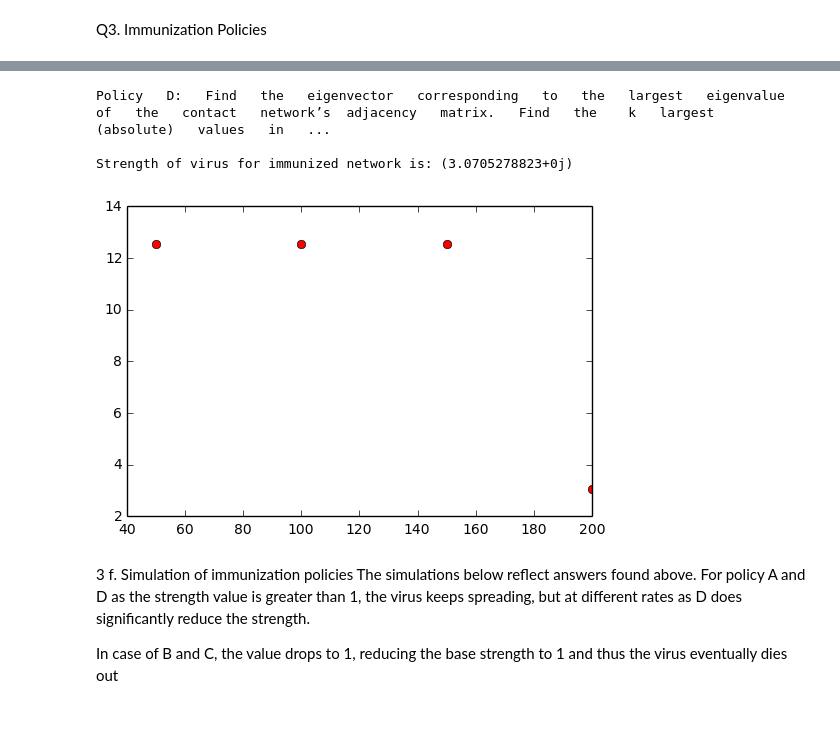
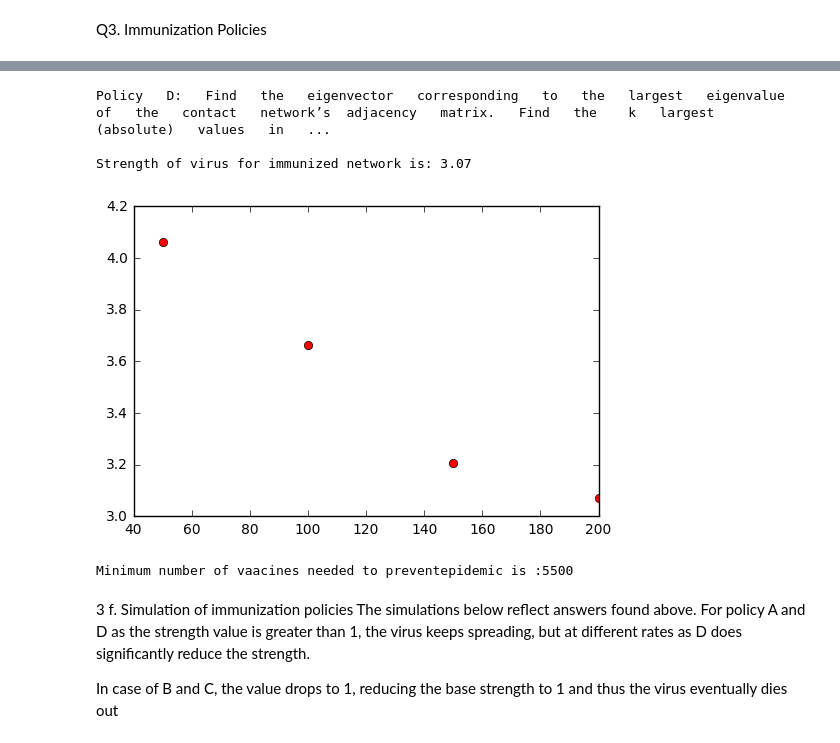
Before and after one commit to liujie290/CSC591_Virus_Propagation, a Jupyter notebook: Virus Propogation - Option 1.ipynb, the cells around one changed output, grey strips where cells are left out. Drawn from its saved outputs; the diff is of its cells as text; code cells hidden in the pictures.

```diff
--- a/Virus Propogation - Option 1.ipynb
+++ b/Virus Propogation - Option 1.ipynb
@@ -235,7 +274,6 @@ def immunize_k_eigenvalues(graph, k):
 
     new_graph = graph.copy()
     new_graph.remove_nodes_from(nodes)
-    #print new_graph.number_of_nodes(), new_graph.number_of_edges()
 
     return new_graph
 
@@ -254,7 +292,7 @@ A2 = csr_matrix(A,dtype=np.float)
 eg_val = eigs(A2)[0]
 lambda1 = max(eg_val)
 
-print("\nStrength of virus for immunized network is: "+str(get_strength(lambda1,0.2,0.7)))
+print("\nStrength of virus for immunized network is: "+str(round(get_strength(lambda1,0.2,0.7),2)))
 
 strengths = []
 for k in k_values:
@@ -267,6 +305,23 @@ for k in k_values:
 
 plt.plot(k_values, strengths, 'ro')
 plt.show()
+
+k_values = np.arange(50,5715,50)
+beta = 0.2
+delta = 0.7
+kmin = 0
+
+for k in k_values:
+    immunized_graph_policyA = immunize_k_random(graph, k)
+    A= nx.adjacency_matrix(immunized_graph_policyA)
+    A2 = csr_matrix(A,dtype=np.float)
+    eg_val = eigs(A2)[0]
+    lambda1 = max(eg_val)
+    strength = lambda1*(beta/delta)
+    if(strength < 1):
+        print("\nMinimum number of vaacines needed to preventepidemic is :" + str(k))
+        k_min = k
+        break
 # %% [output]
 Policy A: Select k  random nodes for immunization.
 
@@ -329 +449,5 @@ Strength of virus for immunized network is: (1.08027548024+0j)
 # %%
+k_values = np.arange(50,250,50)
+beta = 0.2
+delta = 0.7
+
@@ -334,9 +458,8 @@ A2 = csr_matrix(A,dtype=np.float)
 eg_val = eigs(A2)[0]
 lambda1 = max(eg_val)
 
-#print lambda1, immunized_graph_policyD.number_of_nodes(), immunized_graph_policyD.number_of_edges()
 
-print("\nStrength of virus for immunized network is: "+str(lambda1*(beta/delta)))
+print("\nStrength of virus for immunized network is: "+str(round(lambda1*(beta/delta),2)))
 
 strn = []
 for k in k_values:
@@ -350,4 +473,22 @@ for k in k_values:
 
 plt.plot(k_values, strn, 'ro')
 plt.show()
+
+
+k_values = np.arange(50,5715,50)
+beta = 0.2
+delta = 0.7
+kmin = 0
+
+for k in k_values:
+    immunized_graph_policyD = immunize_k_eigenvalues(graph, k)
+    A= nx.adjacency_matrix(immunized_graph_policyD)
+    A2 = csr_matrix(A,dtype=np.float)
+    eg_val = eigs(A2)[0]
+    lambda1 = max(eg_val)
+    strength = lambda1*(beta/delta)
+    if(strength < 1):
+        print("\nMinimum number of vaacines needed to preventepidemic is :" + str(k))
+        k_min = k
+        break
 # %% [output]
@@ -355,6 +496,7 @@ Policy   D:   Find   the   eigenvector   corresponding   to   the   largest   ei
 
-Strength of virus for immunized network is: (3.0705278823+0j)
+Strength of virus for immunized network is: 3.07
-[figure, old version]
+[figure, new version]
+Minimum number of vaacines needed to preventepidemic is :5500
 # %% [markdown]
 3 f. Simulation of immunization policies
 The simulations below reflect answers found above. For policy A and D as the strength value is greater than 1, the virus keeps spreading, but at different rates as D does significantly reduce the strength.
```
Also changed, not shown: parts of 12 cells of this notebook.
